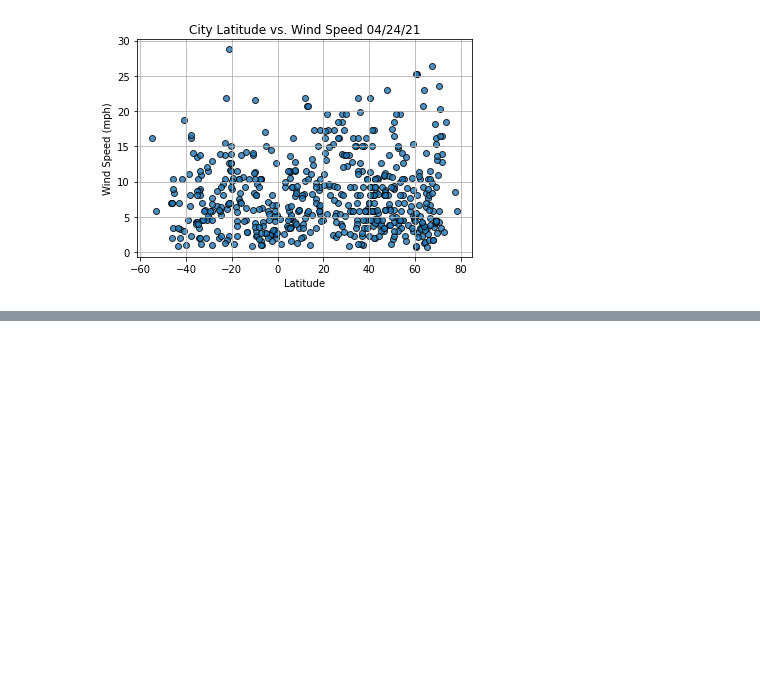
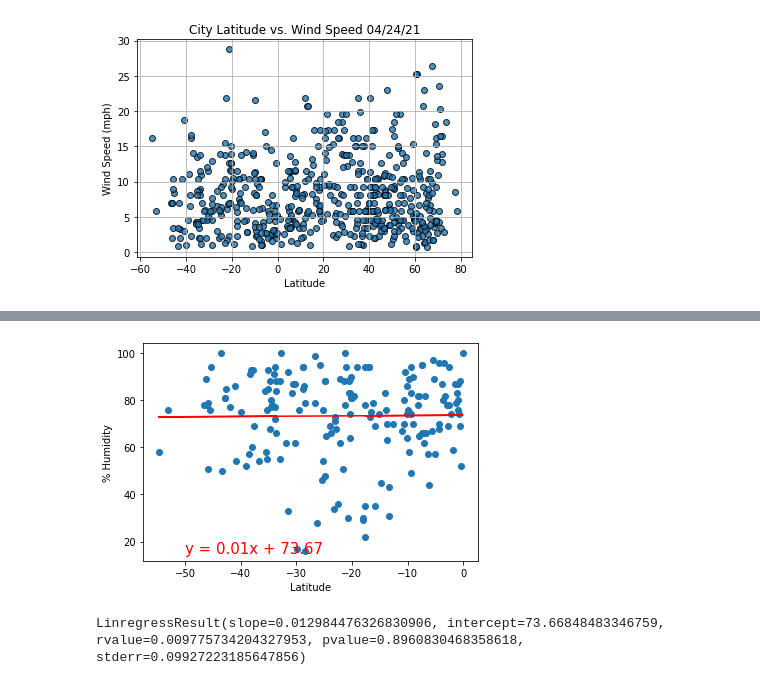
Before and after one commit to arelysrsd87/World_Weather_Analysis, a Jupyter notebook: WeatherPy.ipynb, the cells around one changed output, grey strips where cells are left out. Cells and saved outputs as stored; diff of their text form; code cells hidden in the pictures; blank space fills up the shorter version.

```diff
--- a/WeatherPy.ipynb
+++ b/WeatherPy.ipynb
@@ -245,0 +356,15 @@ plt.show()
+# %%
+# Linear regression on the Southern Hemisphere
+x_values = southern_hemi_df["Lat"]
+y_values = southern_hemi_df["Humidity"]
+# Call the function.
+plot_linear_regression(x_values, y_values,
+                       'Linear Regression on the Southern Hemisphere \
+                        for % Humidity', '% Humidity',(-50,15))
+
+# Run regression on hemisphere weather data.
+(slope, intercept, r_value, p_value, std_err) = linregress(x_values, y_values)
+linregress(x_values, y_values)
+# %% [output]
+[figure, added]
+LinregressResult(slope=0.012984476326830906, intercept=73.66848483346759, rvalue=0.009775734204327953, pvalue=0.8960830468358618, stderr=0.09927223185647856)
```
Also changed, not shown: parts of 12 cells of this notebook.
